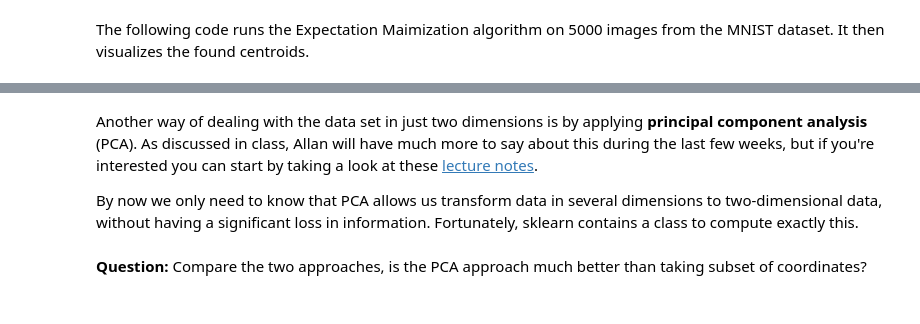
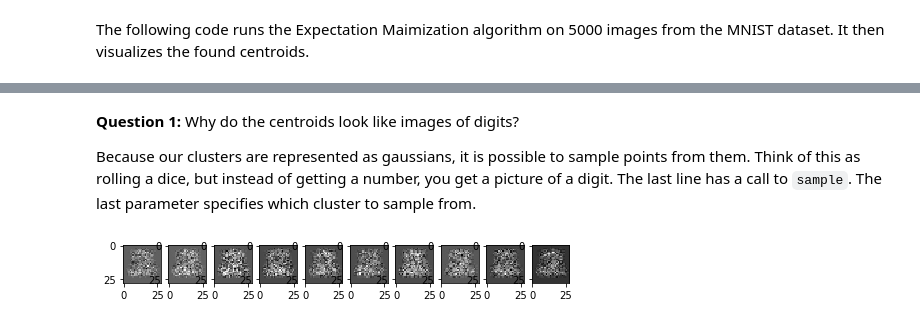
Before and after one commit to AlexanderMath/machine-learning-teaching-material, a Jupyter notebook: AU ML course/Week-12.ipynb, the cells around one changed output, grey strips where cells are left out. Saved outputs shown, nothing was run; the diff lists cells and outputs as text; code cells hidden in the pictures.

Commit message:
Added draft of handin and week12. Almost done.

```diff
--- a/AU ML course/Week-12.ipynb
+++ b/AU ML course/Week-12.ipynb
@@ -688,4 +697,0 @@ plot_matrix(data, data, labels, {0: 'o', 1: 's', 2: '^'}, figsize=(6, 6))
-# %% [markdown]
-Another way of dealing with the data set in just two dimensions is by applying **principal component analysis** (PCA). As discussed in class, Allan will have much more to say about this during the last few weeks, but if you're interested you can start by taking a look at these [lecture notes](http://cs229.stanford.edu/notes/cs229-notes10.pdf).
-
-By now we only need to know that PCA allows us transform data in several dimensions to two-dimensional data, without having a significant loss in information. Fortunately, sklearn contains a class to compute exactly this.
@@ -705,2 +698,22 @@ plot_groups(data_pca, labels, {0: 'o', 1: 's', 2: '^'}, figsize=(4, 4))
-# %% [markdown]
-<b>Question:</b> Compare the two approaches, is the PCA approach much better than taking subset of coordinates?
+# %% [markdown]
+<b>Question 1: </b>Why do the centroids look like images of digits?
+
+Because our clusters are represented as gaussians, it is possible to sample points from them. Think of this as rolling a dice, but instead of getting a number, you get a picture of a digit. The last line has a call to `sample`. The last parameter specifies which cluster to sample from.
+# %%
+from scipy.stats import multivariate_normal
+import numpy as np
+
+def sample(means, covs, num):
+    mean = means[num]
+    cov = covs[num]
+
+    fig, ax = plt.subplots(1, 10, figsize=(8, 1))
+
+    for i in range(10):
+        img = multivariate_normal.rvs(mean=mean, cov=cov) # draw random sample
+        ax[i].imshow(img.reshape(28, 28), cmap='gray') # draw the random sample
+    plt.show()
+
+sample(means, covs, 0)
+# %% [output]
+[figure, added]
```
Also changed, not shown: parts of 22 cells of this notebook, 2 other files.
